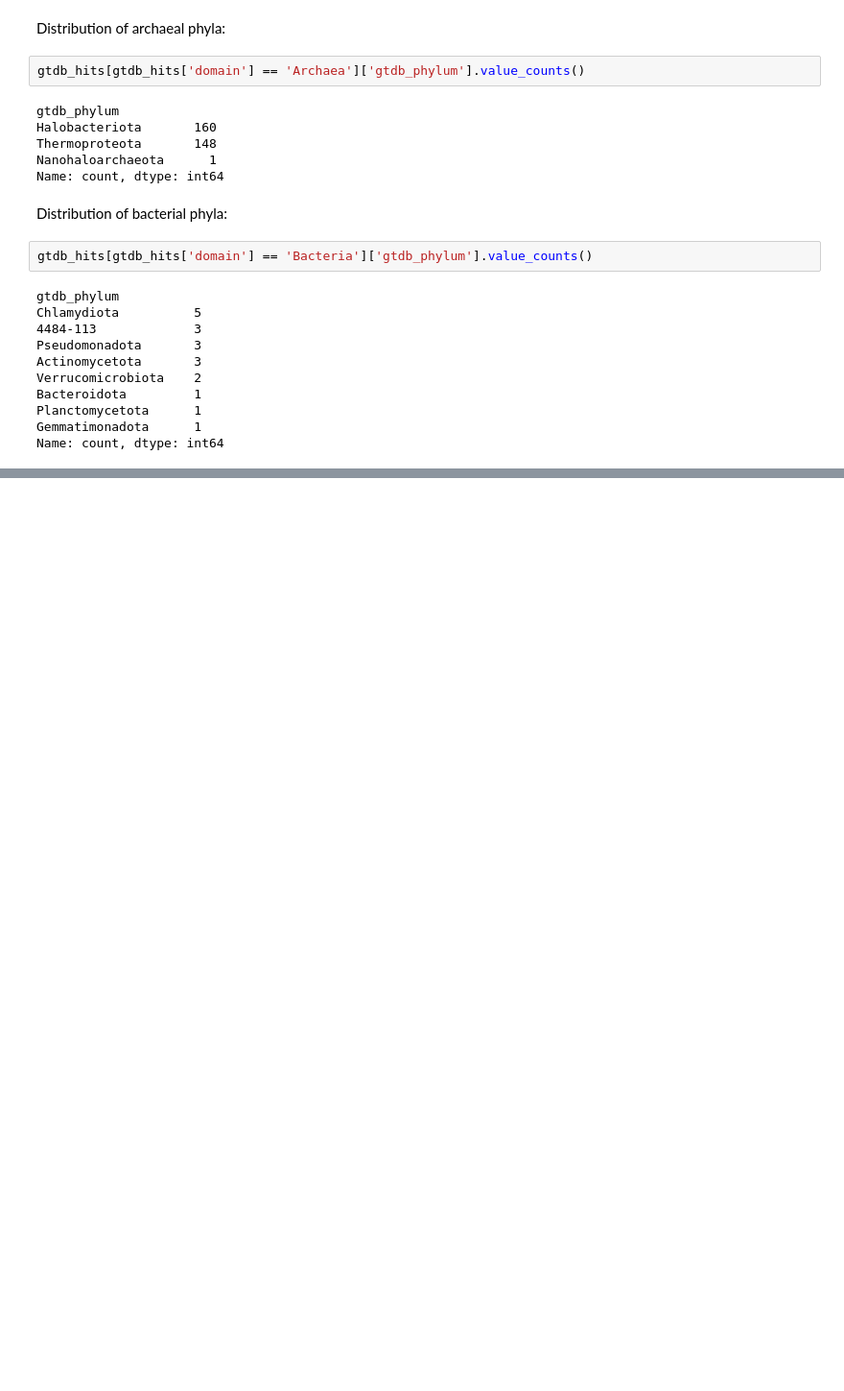
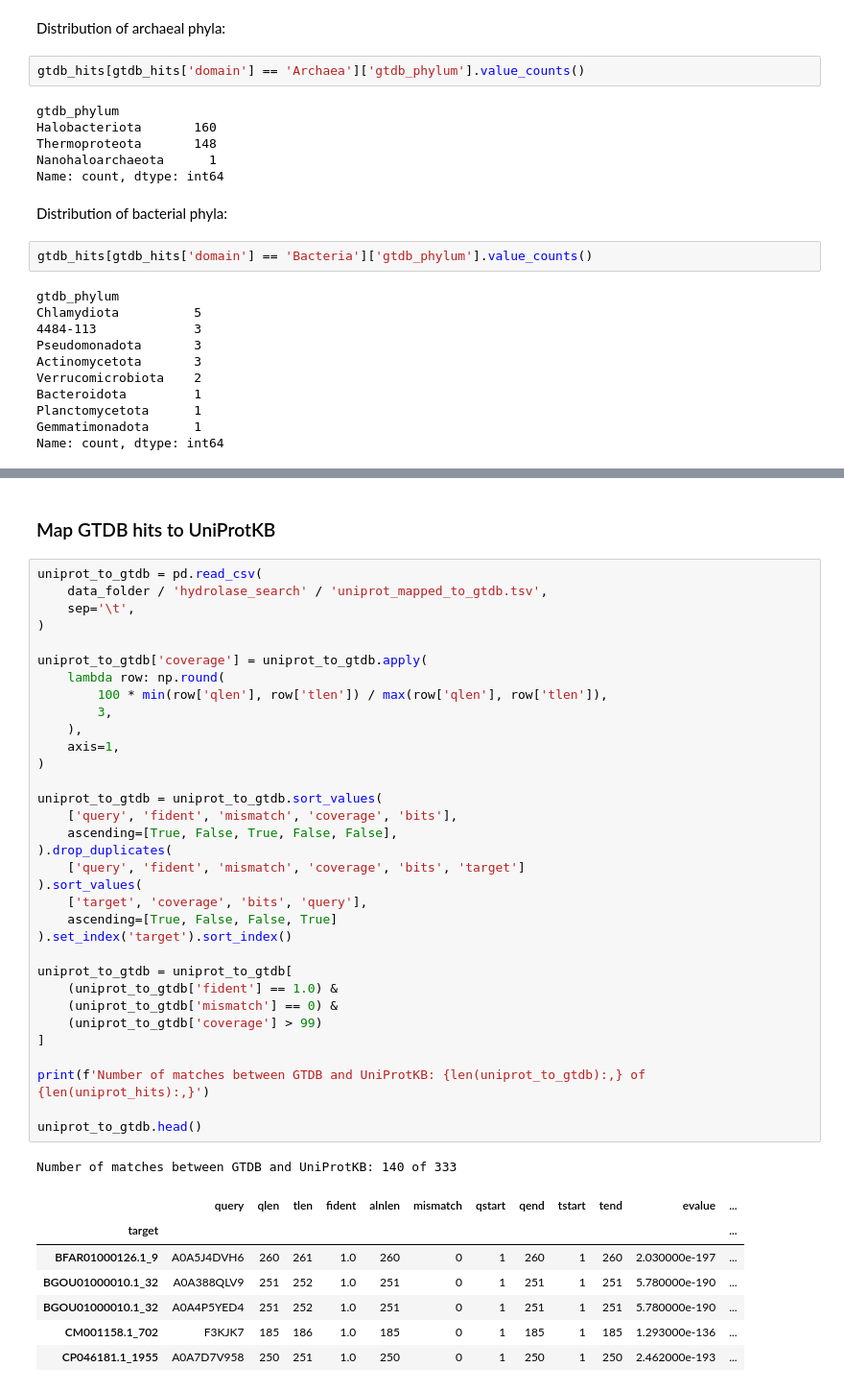
Before and after one commit to Chahrazadt87/AvB, a Jupyter notebook: notebook/homology_search.ipynb, the cells around one changed output, grey strips where cells are left out. Shown at 96% size. Cells and saved outputs as stored; diff of their text form; blank space fills up the shorter version.

```diff
--- a/notebook/homology_search.ipynb
+++ b/notebook/homology_search.ipynb
@@ -115,0 +234,44 @@ Name: count, dtype: int64
+# %% [markdown]
+### Map GTDB hits to UniProtKB
+# %%
+uniprot_to_gtdb = pd.read_csv(
+    data_folder / 'hydrolase_search' / 'uniprot_mapped_to_gtdb.tsv',
+    sep='\t',
+)
+
+uniprot_to_gtdb['coverage'] = uniprot_to_gtdb.apply(
+    lambda row: np.round(
+        100 * min(row['qlen'], row['tlen']) / max(row['qlen'], row['tlen']),
+        3,
+    ),
+    axis=1,
+)
+
+uniprot_to_gtdb = uniprot_to_gtdb.sort_values(
+    ['query', 'fident', 'mismatch', 'coverage', 'bits'],
+    ascending=[True, False, True, False, False],
+).drop_duplicates(
+    ['query', 'fident', 'mismatch', 'coverage', 'bits', 'target']
+).sort_values(
+    ['target', 'coverage', 'bits', 'query'],
+    ascending=[True, False, False, True]
+).set_index('target').sort_index()
+
+uniprot_to_gtdb = uniprot_to_gtdb[
+    (uniprot_to_gtdb['fident'] == 1.0) &
+    (uniprot_to_gtdb['mismatch'] == 0) &
+    (uniprot_to_gtdb['coverage'] > 99)
+]
+
+print(f'Number of matches between GTDB and UniProtKB: {len(uniprot_to_gtdb):,} of {len(uniprot_hits):,}')
+
+uniprot_to_gtdb.head()
+# %% [output]
+Number of matches between GTDB and UniProtKB: 140 of 333
+|  | query | qlen | tlen | fident | alnlen | mismatch | qstart | qend | tstart | tend | evalue | ... |
+| target |  |  |  |  |  |  |  |  |  |  |  | ... |
+| BFAR01000126.1_9 | A0A5J4DVH6 | 260 | 261 | 1.0 | 260 | 0 | 1 | 260 | 1 | 260 | 2.030000e-197 | ... |
+| BGOU01000010.1_32 | A0A388QLV9 | 251 | 252 | 1.0 | 251 | 0 | 1 | 251 | 1 | 251 | 5.780000e-190 | ... |
+| BGOU01000010.1_32 | A0A4P5YED4 | 251 | 252 | 1.0 | 251 | 0 | 1 | 251 | 1 | 251 | 5.780000e-190 | ... |
+| CM001158.1_702 | F3KJK7 | 185 | 186 | 1.0 | 185 | 0 | 1 | 185 | 1 | 185 | 1.293000e-136 | ... |
+| CP046181.1_1955 | A0A7D7V958 | 250 | 251 | 1.0 | 250 | 0 | 1 | 250 | 1 | 250 | 2.462000e-193 | ... |
```
Also changed, not shown: parts of 19 cells of this notebook, 3 other files.
